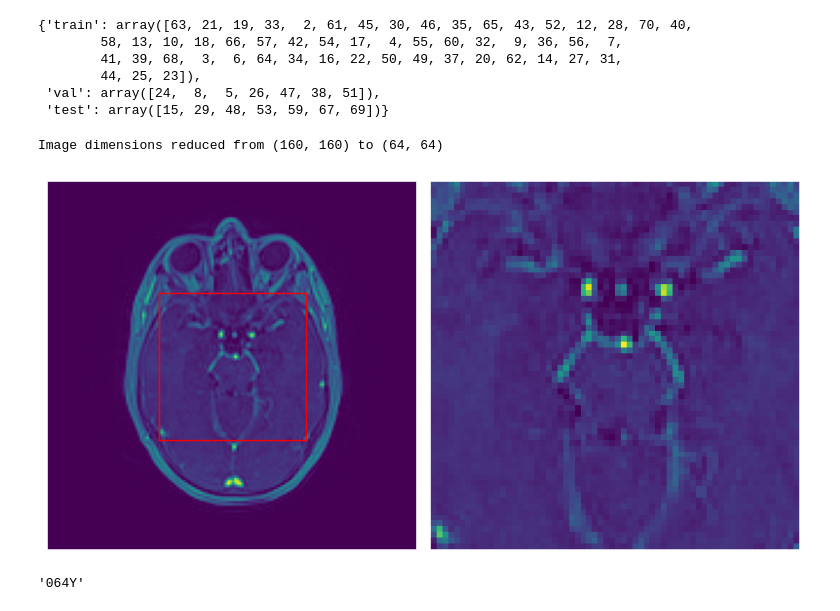
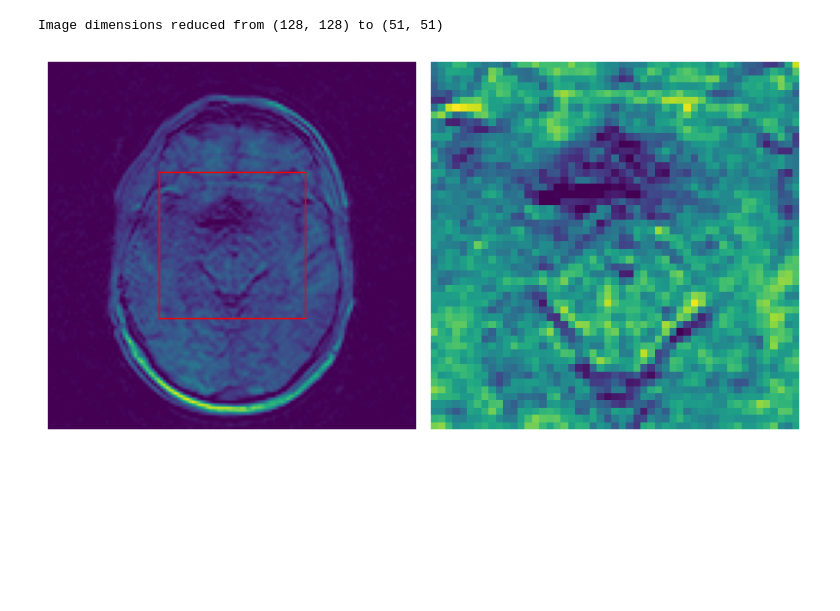
Before and after one commit to Skuvrik/Masterthesis, a Jupyter notebook: kladd.ipynb, the cells around one changed output. Cells and saved outputs as stored; diff of their text form; code cells hidden in the pictures; blank space fills up the shorter version.

```diff
--- a/kladd.ipynb
+++ b/kladd.ipynb
@@ -25,17 +32 @@ mca_labels = mca_labels.drop(mca_labels[mca_labels['Patient'] == 11].index)  # P
 data = image_data[image_data['Patient'].isin(mca_labels['Patient'])]
-# %%
-def get_patients_from_txt(paths = {"train" : "train_patients.txt", "val" : "val_patients.txt", "test" : "test_patients.txt"}):
-    patients = {}
-    for name in paths.keys():
-        array = np.loadtxt(paths.get(name), dtype=int, delimiter=",", unpack=False)
-        patients[name] = array
-    return patients
-
-get_patients_from_txt()
-# %% [output]
-{'train': array([63, 21, 19, 33,  2, 61, 45, 30, 46, 35, 65, 43, 52, 12, 28, 70, 40,
-        58, 13, 10, 18, 66, 57, 42, 54, 17,  4, 55, 60, 32,  9, 36, 56,  7,
-        41, 39, 68,  3,  6, 64, 34, 16, 22, 50, 49, 37, 20, 62, 14, 27, 31,
-        44, 25, 23]),
- 'val': array([24,  8,  5, 26, 47, 38, 51]),
- 'test': array([15, 29, 48, 53, 59, 67, 69])}
@@ -83,26 +37,32 @@ def crop_image(image: np.ndarray, reduction: float = 0.70):
     return image[y_top:y_bottom, y_top:y_bottom]
 # %%
-patient = data.loc[(data['Patient']== 36) & (data['Slice']==18) & (data['Volume']==20)]
-dcm = pdc.read_file(patient['ImagePath'].item()).pixel_array
+patient = data.loc[(data['Patient'] == 36) & (
+    data['Slice'] == 18) & (data['Volume'] == 20)]
+# dcm = pdc.read_file(patient['ImagePath'].item()).pixel_array
+dcm = pdc.read_file("D:/sailor_DCE/027/01/DCE/10.dcm").pixel_array
 
 reduction: float = 0.70
 y_bottom, y_top = int(dcm.shape[0]*reduction), int(dcm.shape[0]*(1-reduction))
 dcm_crop = dcm[y_top:y_bottom, y_top:y_bottom]
 print(f"Image dimensions reduced from {dcm.shape} to {dcm_crop.shape}")
 # %% [output]
-Image dimensions reduced from (160, 160) to (64, 64)
+Image dimensions reduced from (128, 128) to (51, 51)
 # %%
 import matplotlib.pyplot as plt
 import matplotlib.lines as line
-fig, axs = plt.subplots(1,2, figsize=(8,10))
+fig, axs = plt.subplots(1, 2, figsize=(8, 10))
 axs[0].imshow(dcm)
-axs[0].add_artist(line.Line2D([y_bottom, y_bottom], [y_top, y_bottom], color='red', linewidth=1)) # Høyre
-axs[0].add_artist(line.Line2D([y_top, y_top], [y_top, y_bottom], color='red', linewidth=1))       # Venstre
-axs[0].add_artist(line.Line2D([y_bottom, y_top], [y_top, y_top], color='red', linewidth=1))       # Topp
-axs[0].add_artist(line.Line2D([y_bottom, y_top], [y_bottom, y_bottom], color='red', linewidth=1)) # Bunn
+axs[0].add_artist(line.Line2D([y_bottom, y_bottom], [
+                  y_top, y_bottom], color='red', linewidth=1))  # Høyre
+axs[0].add_artist(line.Line2D([y_top, y_top], [y_top, y_bottom],
+                  color='red', linewidth=1))       # Venstre
+axs[0].add_artist(line.Line2D([y_bottom, y_top], [y_top, y_top],
+                  color='red', linewidth=1))       # Topp
+axs[0].add_artist(line.Line2D([y_bottom, y_top], [
+                  y_bottom, y_bottom], color='red', linewidth=1))  # Bunn
 axs[0].axis('off')
 axs[1].imshow(dcm_crop)
 axs[1].axis('off')
 fig.tight_layout()
 # %% [output]
-[figure, old version]
+[figure, new version]
@@ -131,4 +68,0 @@ image = pdc.read_file("D:/AIF_DCE/112/DCE/Image#2656.dcm")
-# %%
-image.PatientAge
-# %% [output]
-'064Y'
```
Also changed, not shown: parts of 9 cells of this notebook, 44 other files.
